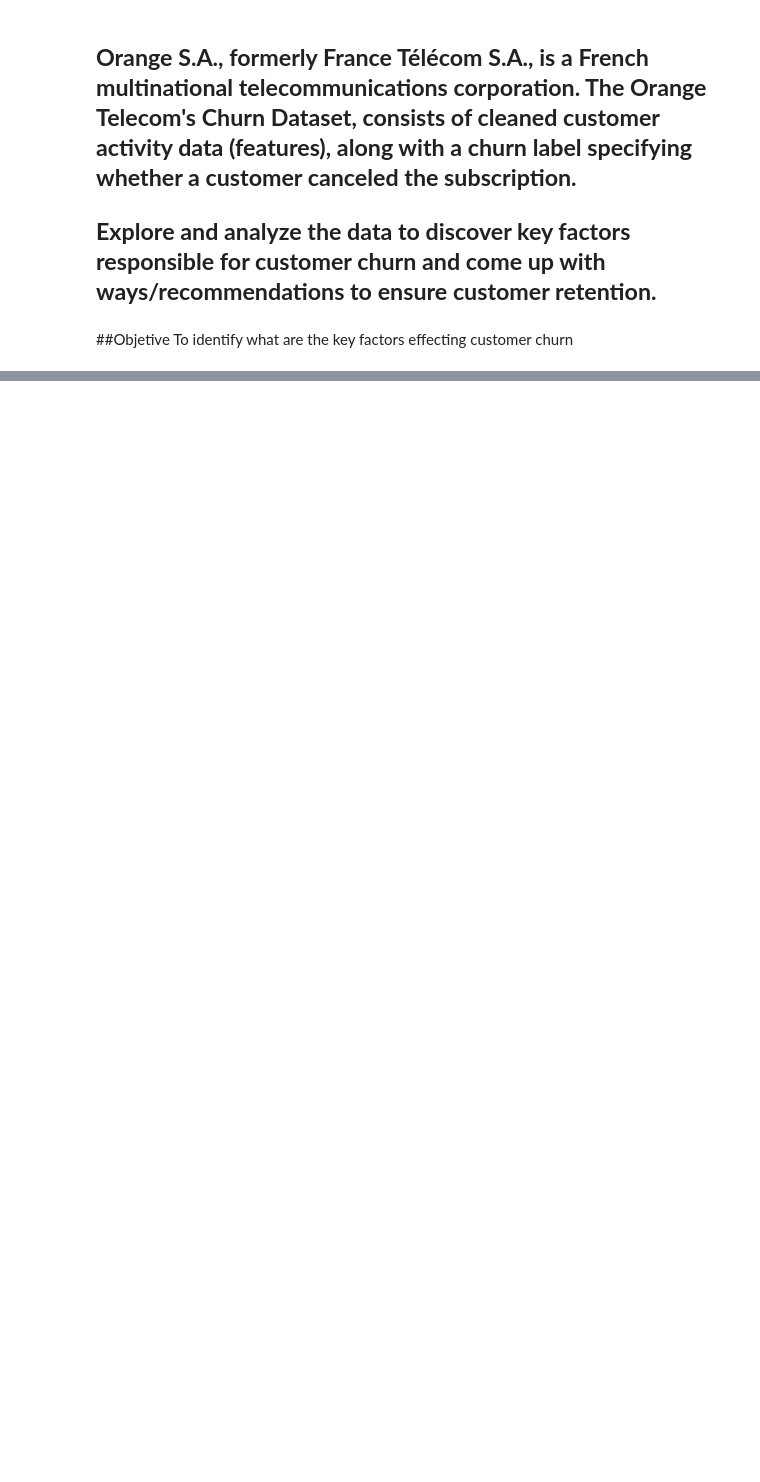
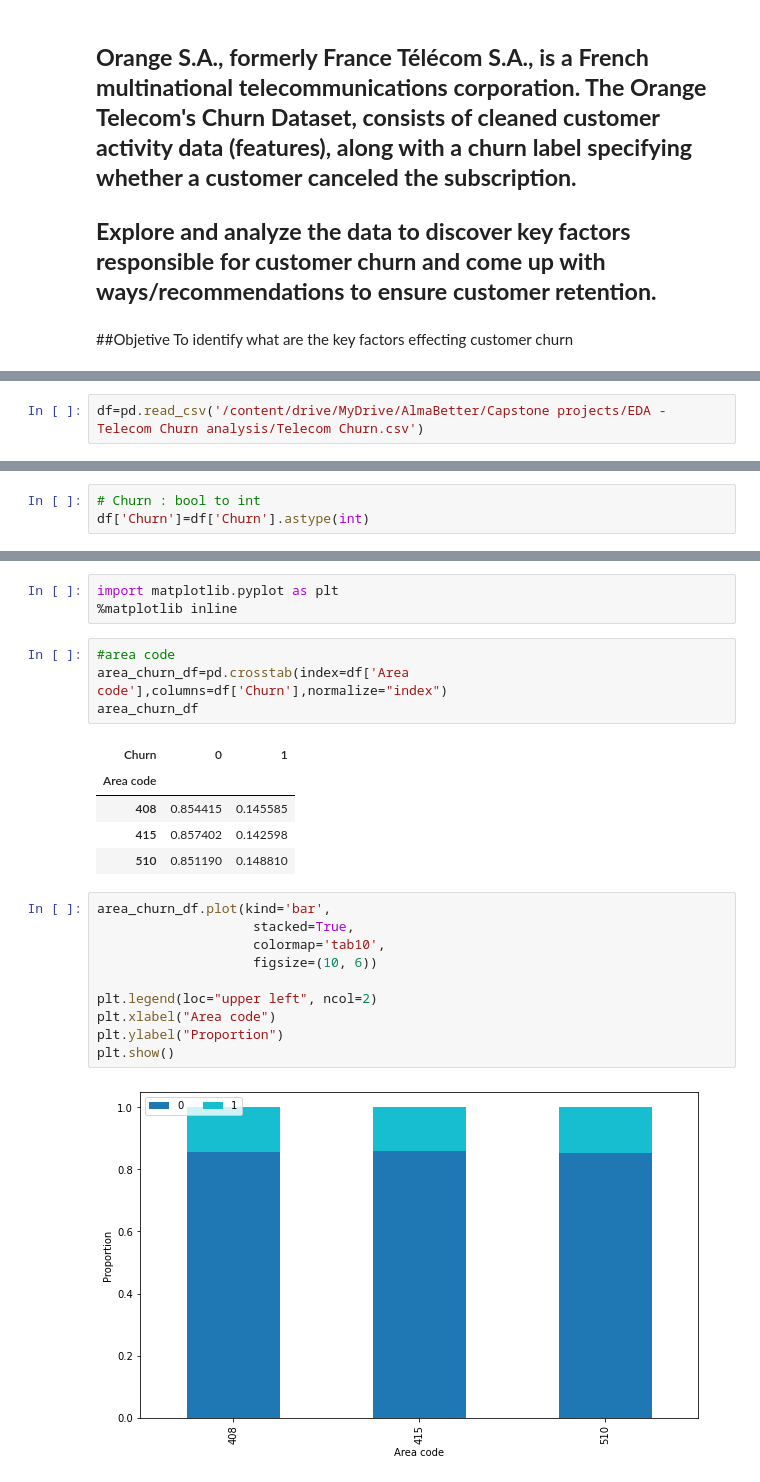
Before and after one commit to Aishani1234/Telecom-churn-data-analysis, a Jupyter notebook: Aishani_B_Roy_Telecom_Churn_Analysis_Capstone_Project.ipynb, the cells around one changed output, grey strips where cells are left out. Saved outputs shown, nothing was run; the diff lists cells and outputs as text; blank space fills up the shorter version.

Commit message:
initial visualizations

```diff
--- a/Aishani_B_Roy_Telecom_Churn_Analysis_Capstone_Project.ipynb
+++ b/Aishani_B_Roy_Telecom_Churn_Analysis_Capstone_Project.ipynb
@@ -9,0 +19,2 @@ To identify what are the key factors effecting customer churn
+# %%
+df=pd.read_csv('/content/drive/MyDrive/AlmaBetter/Capstone projects/EDA - Telecom Churn analysis/Telecom Churn.csv')
@@ -9,0 +107,3 @@ To identify what are the key factors effecting customer churn
+# %%
+# Churn : bool to int
+df['Churn']=df['Churn'].astype(int)
@@ -9,0 +128,25 @@ To identify what are the key factors effecting customer churn
+# %%
+import matplotlib.pyplot as plt
+%matplotlib inline
+# %%
+#area code
+area_churn_df=pd.crosstab(index=df['Area code'],columns=df['Churn'],normalize="index")
+area_churn_df
+# %% [output]
+| Churn | 0 | 1 |
+| Area code |  |  |
+| 408 | 0.854415 | 0.145585 |
+| 415 | 0.857402 | 0.142598 |
+| 510 | 0.851190 | 0.148810 |
+# %%
+area_churn_df.plot(kind='bar',
+                    stacked=True,
+                    colormap='tab10',
+                    figsize=(10, 6))
+
+plt.legend(loc="upper left", ncol=2)
+plt.xlabel("Area code")
+plt.ylabel("Proportion")
+plt.show()
+# %% [output]
+[figure, added]
```
Also changed, not shown: parts of 20 cells of this notebook.
